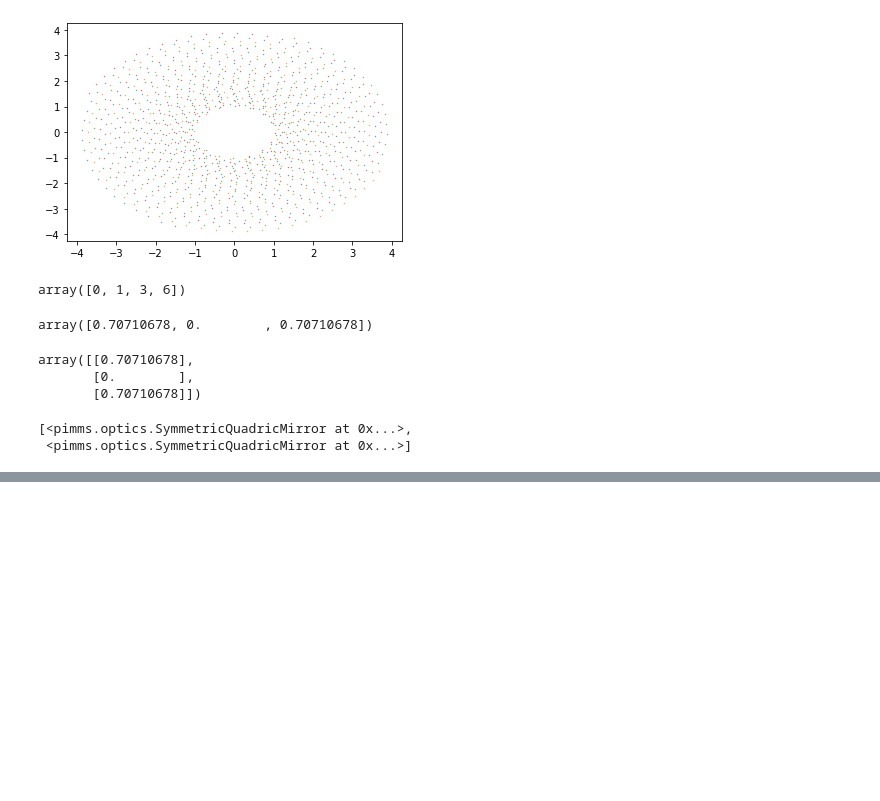
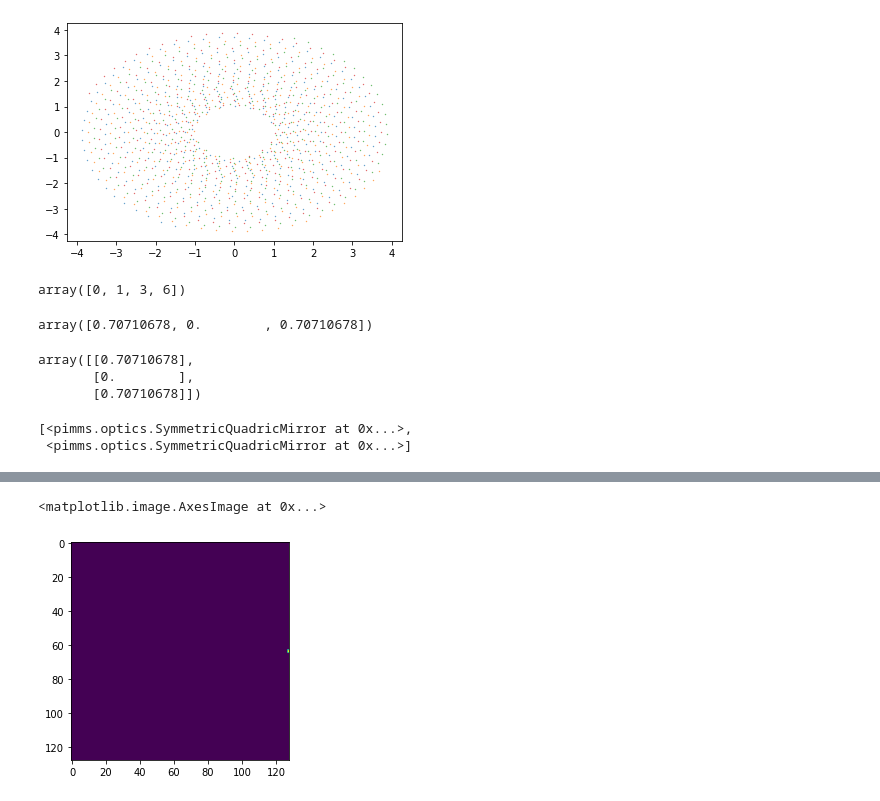
Before and after one commit to pigsboss/pimms, a Jupyter notebook: notes/raytracing.ipynb, the cells around one changed output, grey strips where cells are left out. Cells and saved outputs as stored; diff of their text form; code cells hidden in the pictures; blank space fills up the shorter version.

```diff
--- a/notes/raytracing.ipynb
+++ b/notes/raytracing.ipynb
@@ -94,0 +110,7 @@ assembly.get_entrance()
+# %%
+det=sim.get_detectors()[0]
+# %%
+plt.imshow(det.readout(clear_buffer=False)[0])
+# %% [output]
+<matplotlib.image.AxesImage at 0x...>
+[figure, added]
```
Also changed, not shown: parts of 10 cells of this notebook, 1 other file.
